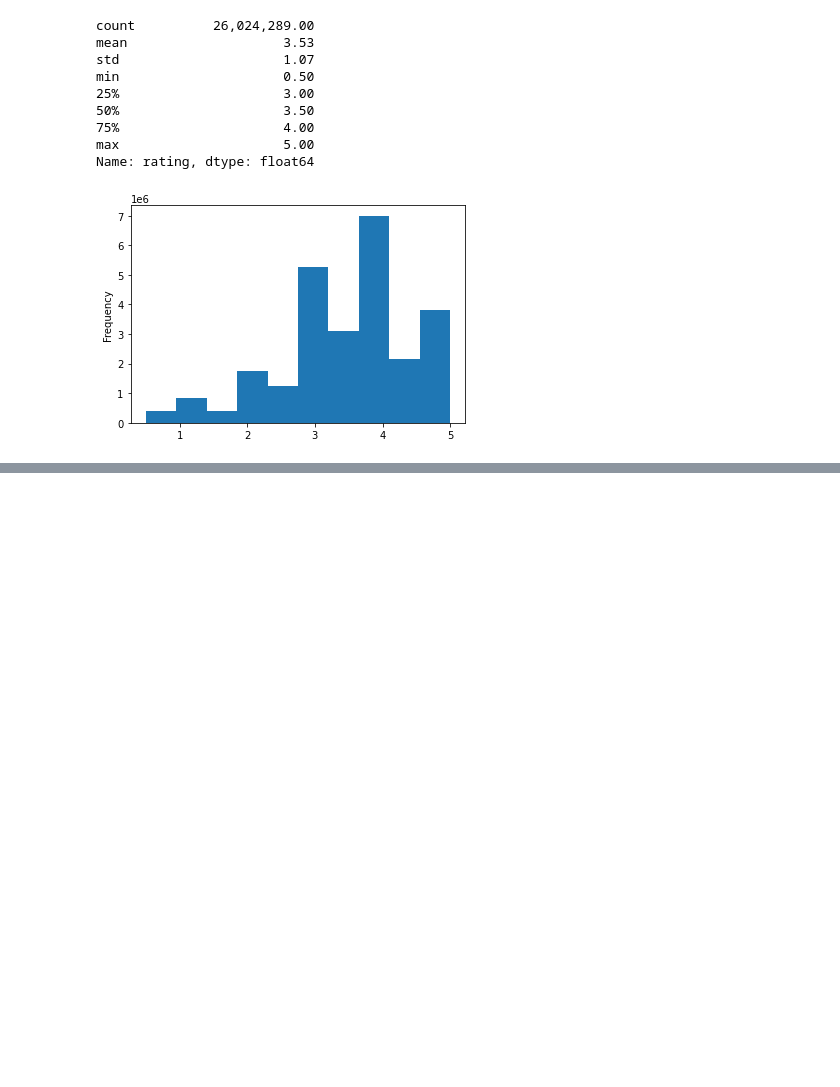
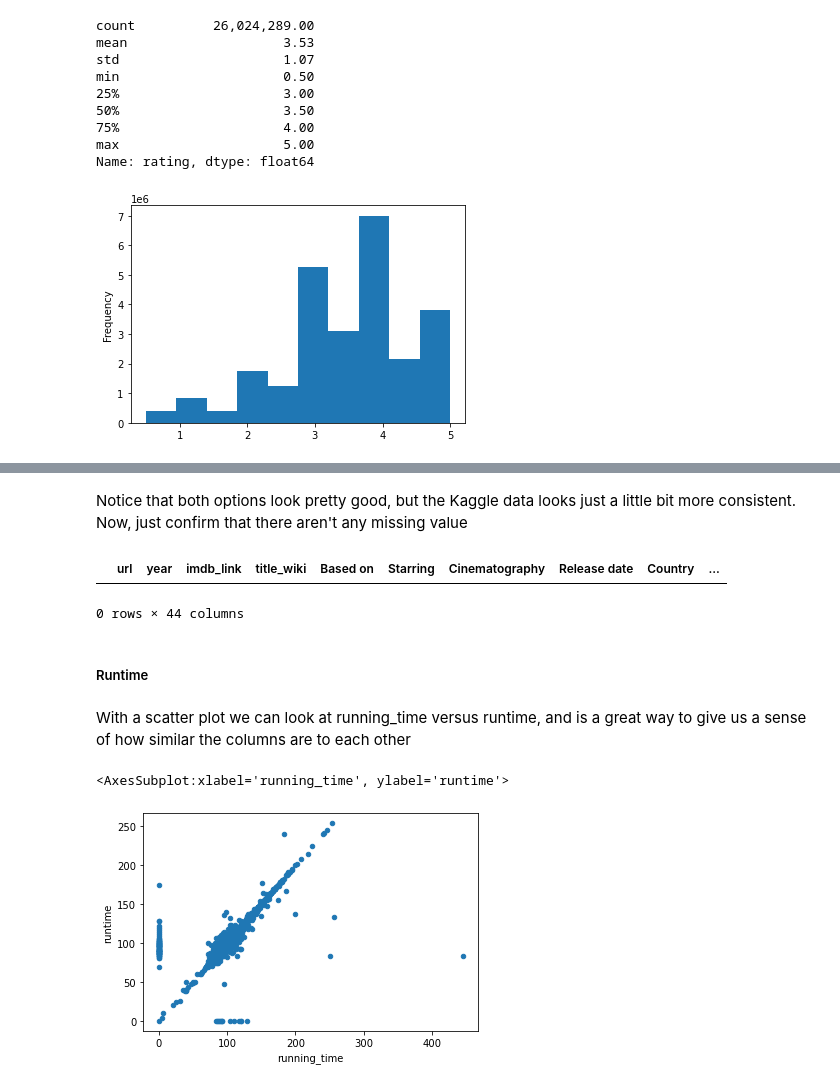
Before and after one commit to RebecaOsorio/Movies-ETL, a Jupyter notebook: ETL - Movies Rating.ipynb, the cells around one changed output, grey strips where cells are left out. Cells and saved outputs as stored; diff of their text form; code cells hidden in the pictures; blank space fills up the shorter version.

Commit message:
Merge Wikipedia and Kaggle Metadata jccsksksc

```diff
--- a/ETL - Movies Rating.ipynb
+++ b/ETL - Movies Rating.ipynb
@@ -998,0 +1001,4 @@ Name: rating, dtype: float64
+# %%
+movies_df = pd.merge(wiki_movies_df, kaggle_metadata, on='imdb_id', suffixes=['_wiki','_kaggle'])
+            # --suffixes-- parameter.- make it easier to identify which table each column came from.
+movies_df.head()
@@ -998,0 +1028,17 @@ Name: rating, dtype: float64
+# %% [markdown]
+Notice that both options look pretty good, but the Kaggle data looks just a little bit more consistent. Now, just confirm that there aren't any missing value
+# %%
+# Show any rows where title_kaggle is empty
+movies_df[(movies_df['title_kaggle'] == '') | (movies_df['title_kaggle'].isnull())]
+# %% [output]
+|  | url | year | imdb_link | title_wiki | Based on | Starring | Cinematography | Release date | Country | ... |
+0 rows × 44 columns
+# %% [markdown]
+##### Runtime
+# %% [markdown]
+With a scatter plot we can look at running_time versus runtime, and is a great way to give us a sense of how similar the columns are to each other
+# %%
+movies_df.fillna(0).plot(x='running_time', y='runtime', kind='scatter')
+# %% [output]
+<AxesSubplot:xlabel='running_time', ylabel='runtime'>
+[figure, added]
```
Also changed, not shown: parts of 55 cells of this notebook.
